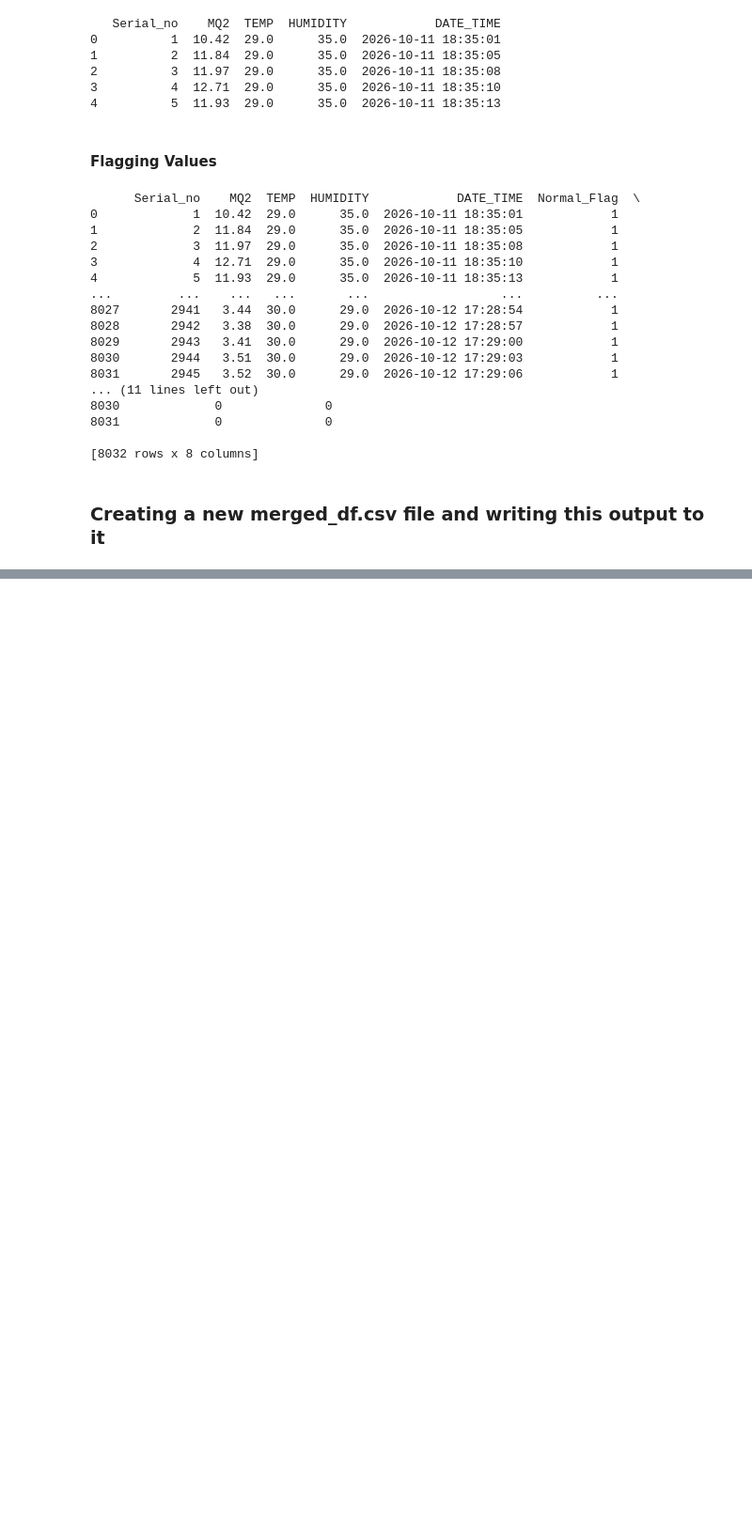
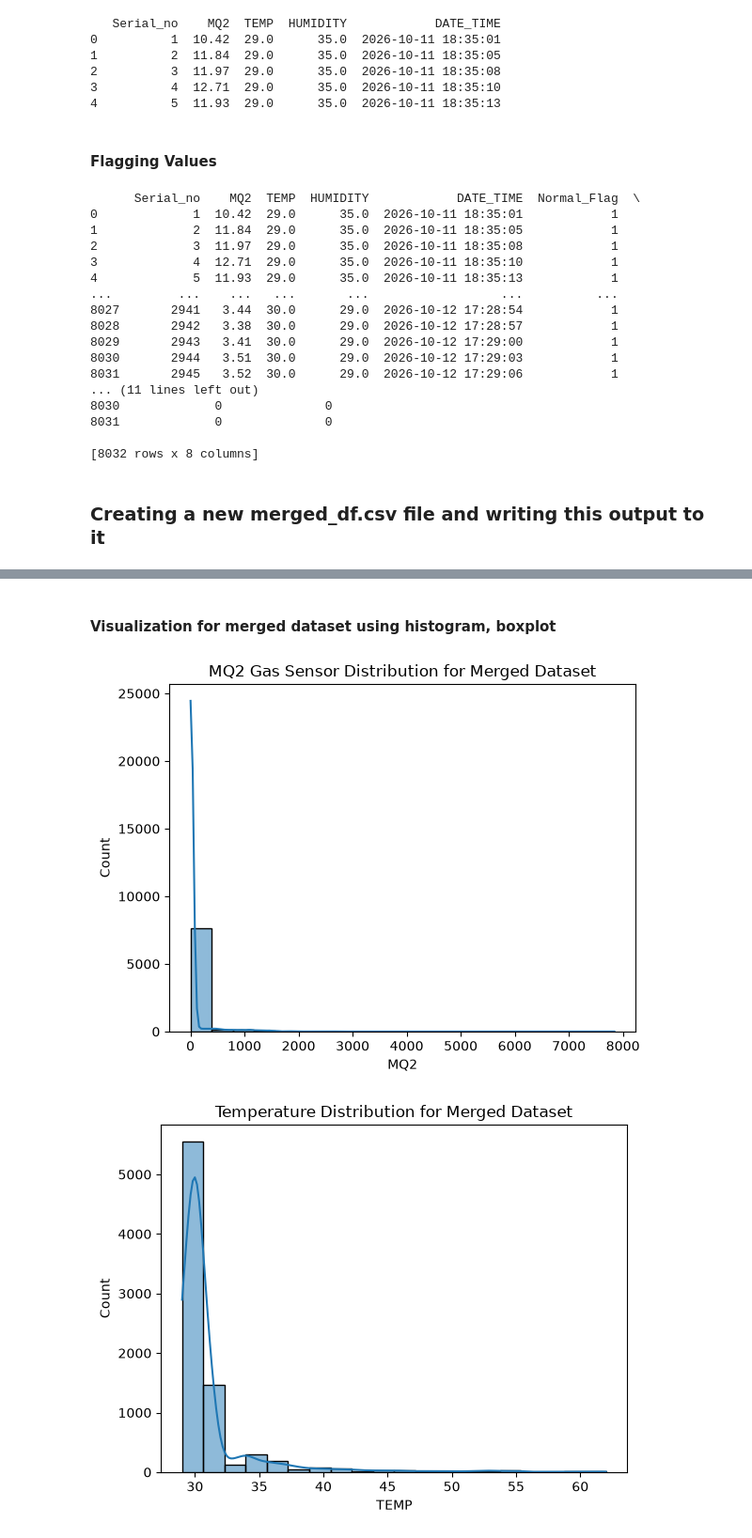
Before and after one commit to Gas-Sensor-Project-BitsCS/Gas_Leak_Data_Analysis_ML, a Jupyter notebook: DA_ML/DataModel.ipynb, the cells around one changed output, grey strips where cells are left out. Shown at 94% size. Saved outputs shown, nothing was run; the diff lists cells and outputs as text; code cells hidden in the pictures; blank space fills up the shorter version.

Commit message:
Add files via upload
EDA completed :-
1.Data Preprocessing
2.Feature Scaling
3.Feature Extraction
4.Newly prepared final data file to train ML models

```diff
--- a/DA_ML/DataModel.ipynb
+++ b/DA_ML/DataModel.ipynb
@@ -56,3 +60,6 @@ print(merged_df)
 ### Creating a new merged_df.csv file and writing this output to it
 # %%
 merged_df.to_csv("merged_df.csv", index=False)
+# %%
+df_merged=pd.read_csv("merged_df.csv")
+print(df_merged.head())
@@ -58,0 +80,21 @@ merged_df.to_csv("merged_df.csv", index=False)
+# %% [markdown]
+#### Visualization for merged dataset using histogram, boxplot
+# %%
+
+sns.histplot(data=df_merged, x='MQ2', bins=20, kde=True)
+
+plt.title('MQ2 Gas Sensor Distribution for Merged Dataset')
+plt.show()
+
+sns.histplot(data=df_merged, x='TEMP', bins=20, kde=True)
+
+plt.title('Temperature Distribution for Merged Dataset')
+plt.show()
+
+sns.histplot(data=df_merged, x='HUMIDITY', bins=20, kde=True)
+
+plt.title('Humidity Distribution for Merged Dataset')
+plt.show()
+# %% [output]
+[figure, added]
+[figure, added]
```
Also changed, not shown: parts of 20 cells of this notebook, 1 other file.
